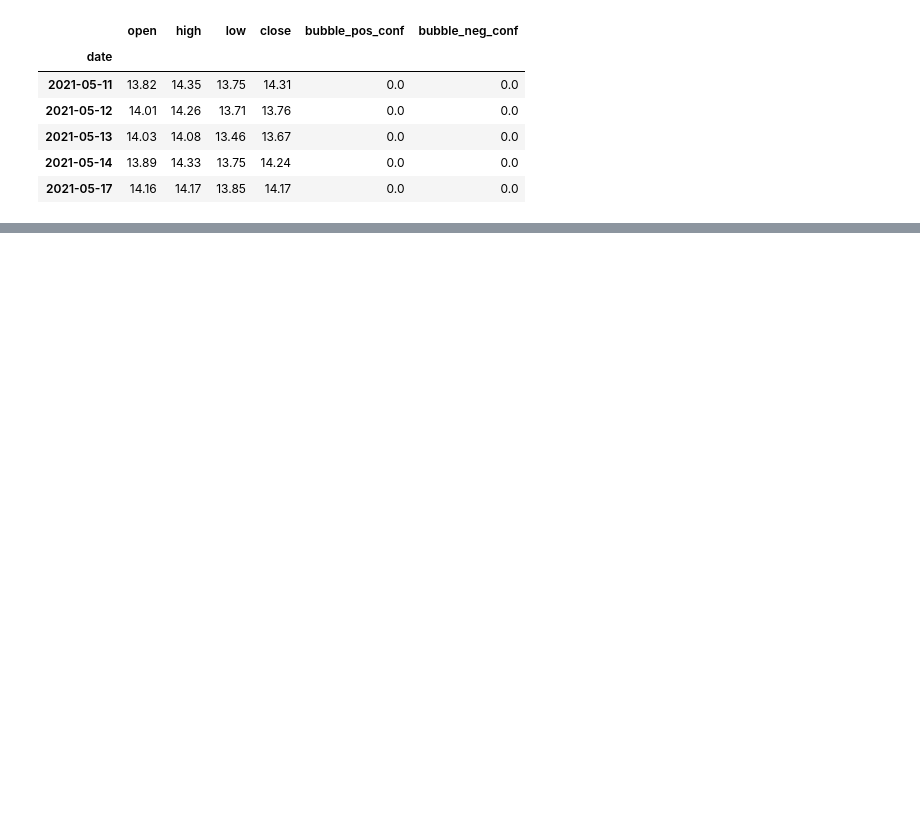
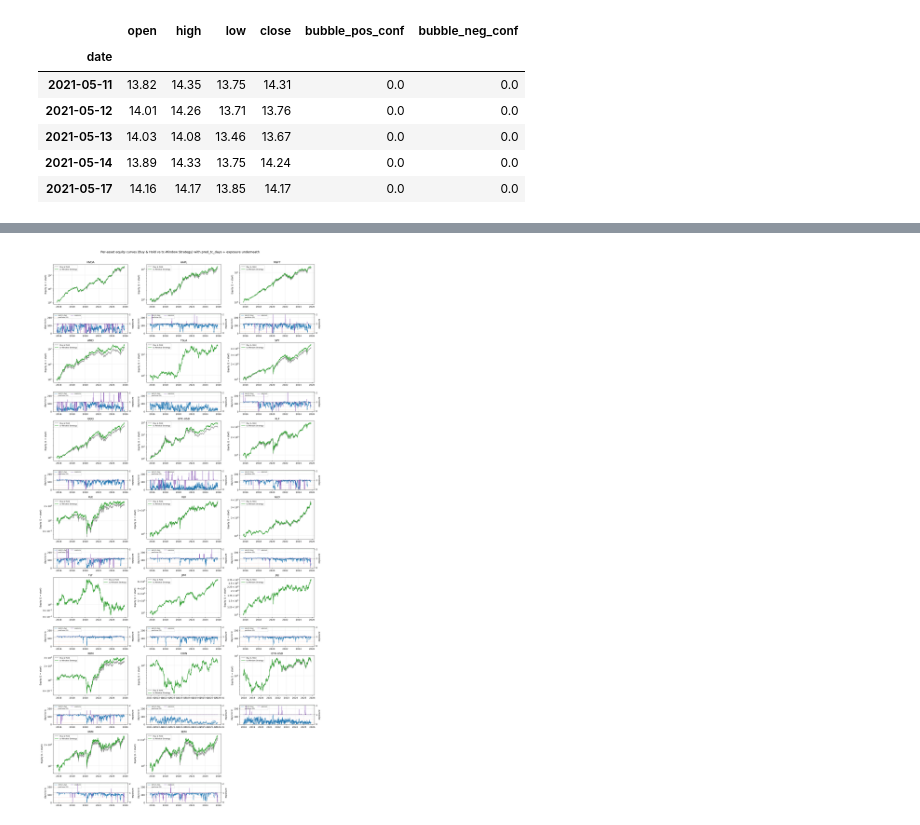
Before and after one commit to Belygg/financial-market-stability-lppl, a Jupyter notebook: project_files/LPPL_ML_Trading.ipynb, the cells around one changed output, grey strips where cells are left out. Saved outputs shown, nothing was run; the diff lists cells and outputs as text; code cells hidden in the pictures; blank space fills up the shorter version.

```diff
--- a/project_files/LPPL_ML_Trading.ipynb
+++ b/project_files/LPPL_ML_Trading.ipynb
@@ -738,0 +1181,99 @@ rows: 18128
+# %%
+# ── Per-asset equity curves + tc prediction underneath ────────────────────
+# Top panel: equity curves (Buy & Hold vs new strategy).
+# Bottom panel: pred_tc_days on the left axis, exposure on the right axis,
+# with neg_conf and pos_conf shaded behind so you can see the regime
+# transitions that drove each exposure change.
+def per_ticker_backtest(df, position_col, ticker, cost=TRANSACTION_COST):
+    """Single-asset backtest. Returns (daily strategy return, equity curve)."""
+    d = df[df["ticker"] == ticker].sort_index()
+    pos_shift = d[position_col].shift(1).fillna(0.0)
+    turnover  = d[position_col].diff().abs().fillna(0.0)
+    strat_ret = (pos_shift * d["ret_1d_actual"] - cost * turnover).fillna(0.0)
+    equity    = (1.0 + strat_ret).cumprod()
+    return strat_ret, equity
+
+def curve_stats(strat_ret, equity):
+    dd     = float((equity / equity.cummax() - 1.0).min())
+    sharpe = (strat_ret.mean() / strat_ret.std() * np.sqrt(252)
+              if strat_ret.std() > 0 else np.nan)
+    return {"Total Return": equity.iloc[-1] - 1.0, "Sharpe": sharpe, "Max Drawdown": dd}
+
+ncols   = 3
+nblocks = int(np.ceil(len(TICKERS) / ncols))
+fig, axes = plt.subplots(nblocks * 2, ncols,
+                         figsize=(6 * ncols, 5.0 * nblocks),
+                         gridspec_kw={"height_ratios": [2, 1] * nblocks})
+axes = np.atleast_2d(axes)
+
+per_ticker_rows = []
+for k, ticker in enumerate(TICKERS):
+    block, col = divmod(k, ncols)
+    ax_eq   = axes[block * 2,     col]
+    ax_lppl = axes[block * 2 + 1, col]
+
+    # Top — equity curves: Buy & Hold vs tc-window hedge + lever ─────────
+    r_bah,   eq_bah   = per_ticker_backtest(val_df, "bah_pos",        ticker)
+    r_hedge, eq_hedge = per_ticker_backtest(val_df, "exposure_hedge", ticker)
+    ax_eq.plot(eq_bah.index,   eq_bah,   color="gray",      alpha=0.85, label="Buy & Hold")
+    ax_eq.plot(eq_hedge.index, eq_hedge, color="tab:green", linewidth=1.5,
+               label="tc-Window Strategy")
+    ax_eq.set_title(ticker); ax_eq.set_yscale("log")
+    ax_eq.set_ylabel("Equity (1 = start)"); ax_eq.grid(alpha=0.3); ax_eq.legend(fontsize=8)
+
+    # Bottom — predicted tc on the left, exposure on the right ────────────
+    d = val_df[val_df["ticker"] == ticker].sort_index()
+    ax_lppl.plot(d.index, d["pred_tc_days"], color="tab:blue", linewidth=0.9,
+                 label="pred_tc_days")
+    ax_lppl.axhline(PRED_LEVER_THRESH, color="tab:orange",lw=0.5, ls=":",
+                    label=f"pred-lever ({PRED_LEVER_THRESH})")
+    ax_lppl.set_ylabel("days to tc"); ax_lppl.set_ylim(0, HORIZON_CAP)
+    ax_lppl.grid(alpha=0.3)
+
+    # Right axis: exposure trajectory (0% → 200%)
+    ax_exp = ax_lppl.twinx()
+    ax_exp.plot(d.index, d["exposure_hedge"], color="tab:purple", linewidth=1.1,
+                label="exposure")
+    ax_exp.axhline(DEFAULT_EXPOSURE, color="k", lw=0.6, ls="--")
+    ax_exp.axhline(LEV_EXPOSURE,     color="tab:green", lw=0.4, ls=":")
+    ax_exp.axhline(HEDGE_PARTIAL,   color="tab:red",   lw=0.4, ls=":")
+    ax_exp.set_ylabel("exposure")
+    ax_exp.set_ylim(-0.05, LEV_EXPOSURE + 0.10)
+
+    h1, n1 = ax_lppl.get_legend_handles_labels()
+    h2, n2 = ax_exp.get_legend_handles_labels()
+    ax_lppl.legend(h1 + h2, n1 + n2, fontsize=6, loc="upper left", ncol=2)
+
+    s_bah, s_hed = curve_stats(r_bah, eq_bah), curve_stats(r_hedge, eq_hedge)
+    per_ticker_rows.append({
+        "Ticker"         : ticker,
+        "B&H Total Ret"  : s_bah["Total Return"],
+        "Hedge Total Ret": s_hed["Total Return"],
+        "B&H Sharpe"     : s_bah["Sharpe"],
+        "Hedge Sharpe"   : s_hed["Sharpe"],
+        "B&H MaxDD"      : s_bah["Max Drawdown"],
+        "Hedge MaxDD"    : s_hed["Max Drawdown"],
+    })
+
+for k in range(len(TICKERS), nblocks * ncols):
+    block, col = divmod(k, ncols)
+    axes[block * 2,     col].axis("off")
+    axes[block * 2 + 1, col].axis("off")
+
+fig.suptitle("Per-asset equity curves (Buy & Hold vs tc-Window Strategy) "
+             "with pred_tc_days + exposure underneath", y=1.005, fontsize=14)
+plt.tight_layout()
+plt.show()
+
+# ── Per-asset performance table ───────────────────────────────────────────
+per_ticker_tbl = pd.DataFrame(per_ticker_rows).set_index("Ticker")
+fmt = per_ticker_tbl.copy()
+for c in fmt.columns:
+    if "Sharpe" in c:
+        fmt[c] = per_ticker_tbl[c].map("{:.2f}".format)
+    else:
+        fmt[c] = (per_ticker_tbl[c] * 100).map("{:.1f}%".format)
+print("Per-asset performance — Buy & Hold vs tc-Window Strategy\n")
+print(fmt.to_string())
+# %% [output]
+[figure, added]
```
Also changed, not shown: parts of 41 cells of this notebook.
